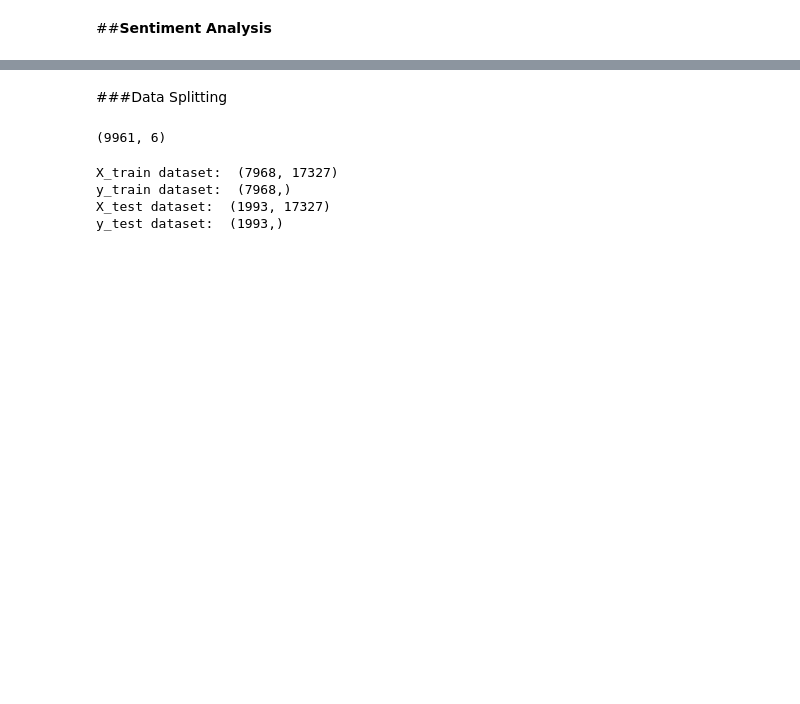
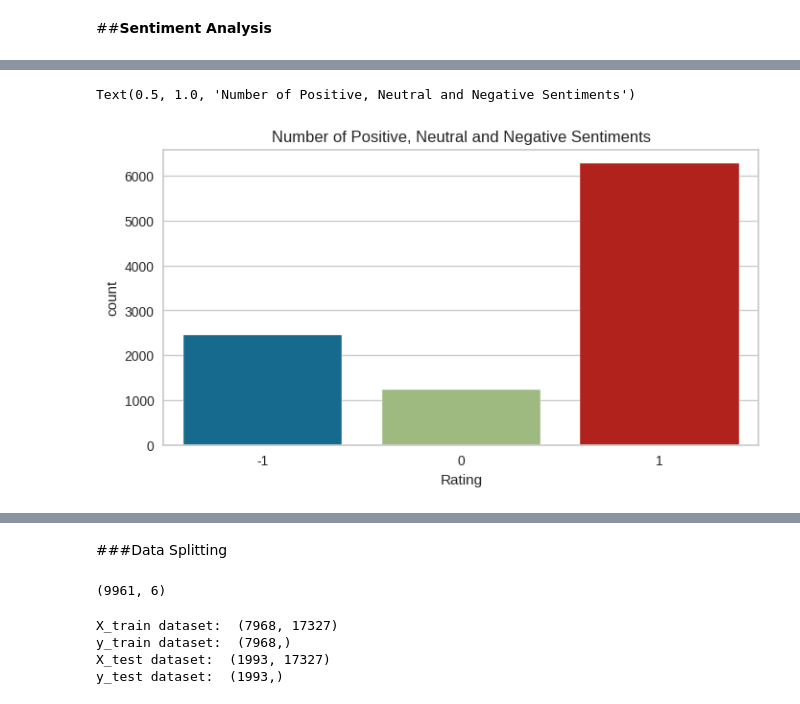
Before and after one commit to ErSangram/capstone_03_Zomato_Restaurant_Clustering_And_Analysis, a Jupyter notebook: Zomato_Restaurant_Clustering_And_Sentiment_Analysis.ipynb, the cells around one changed output, grey strips where cells are left out. Saved outputs shown, nothing was run; the diff lists cells and outputs as text; code cells hidden in the pictures; blank space fills up the shorter version.

Commit message:
Sentiment Analysis

```diff
--- a/Zomato_Restaurant_Clustering_And_Sentiment_Analysis.ipynb
+++ b/Zomato_Restaurant_Clustering_And_Sentiment_Analysis.ipynb
@@ -1556,3 +1676,13 @@ sentiment_df.sample(5)
+# %%
+#assigning ratings into positive, neutral and negative sentiments for visualization
+sentiments = sentiment_df['Rating'].apply(lambda rating : 1 if rating > 3.5 else (0 if 3 <= rating <= 3.5 else -1))
+#visualizing number of sentiments
+plt.figure(figsize=(8,4))
+sns.countplot(x=sentiments)
+plt.title('Positive, Neutral and Negative Sentiment Counts',size=12)
+# %% [output]
+Text(0.5, 1.0, 'Number of Positive, Neutral and Negative Sentiments')
+[figure, added]
 # %%
 #visualizing review text
 #importing wordcloud
```
Also changed, not shown: parts of 65 cells of this notebook.
